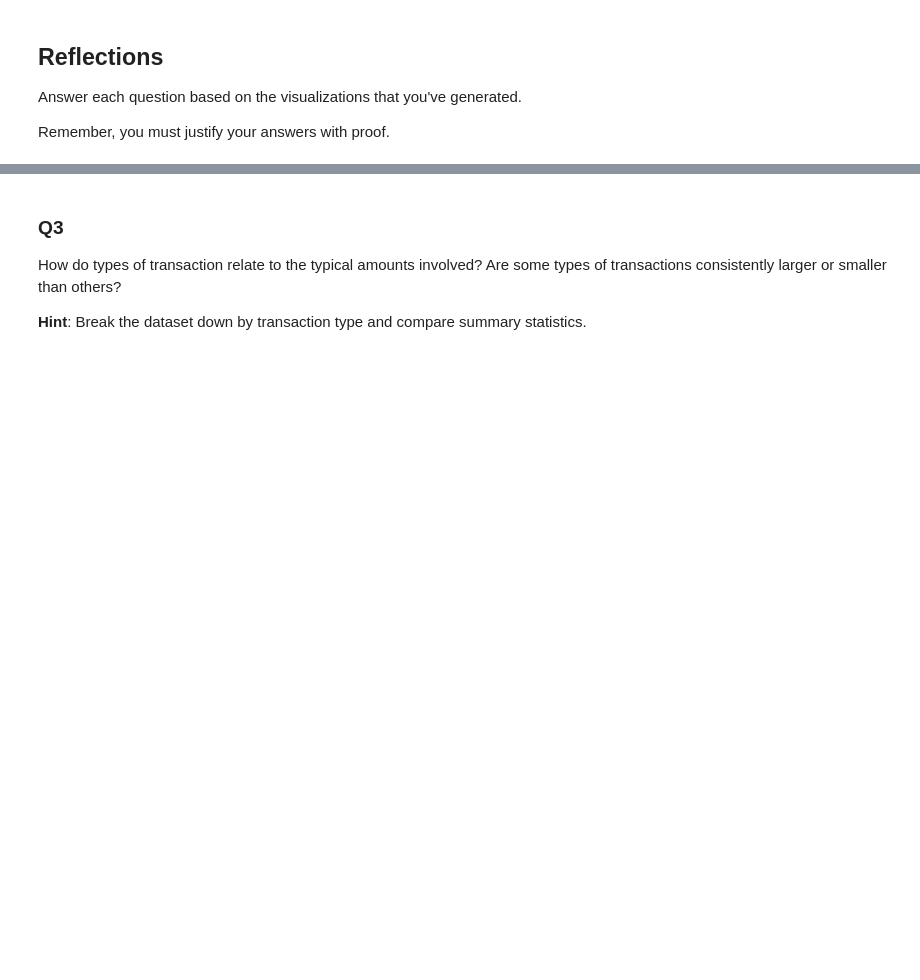
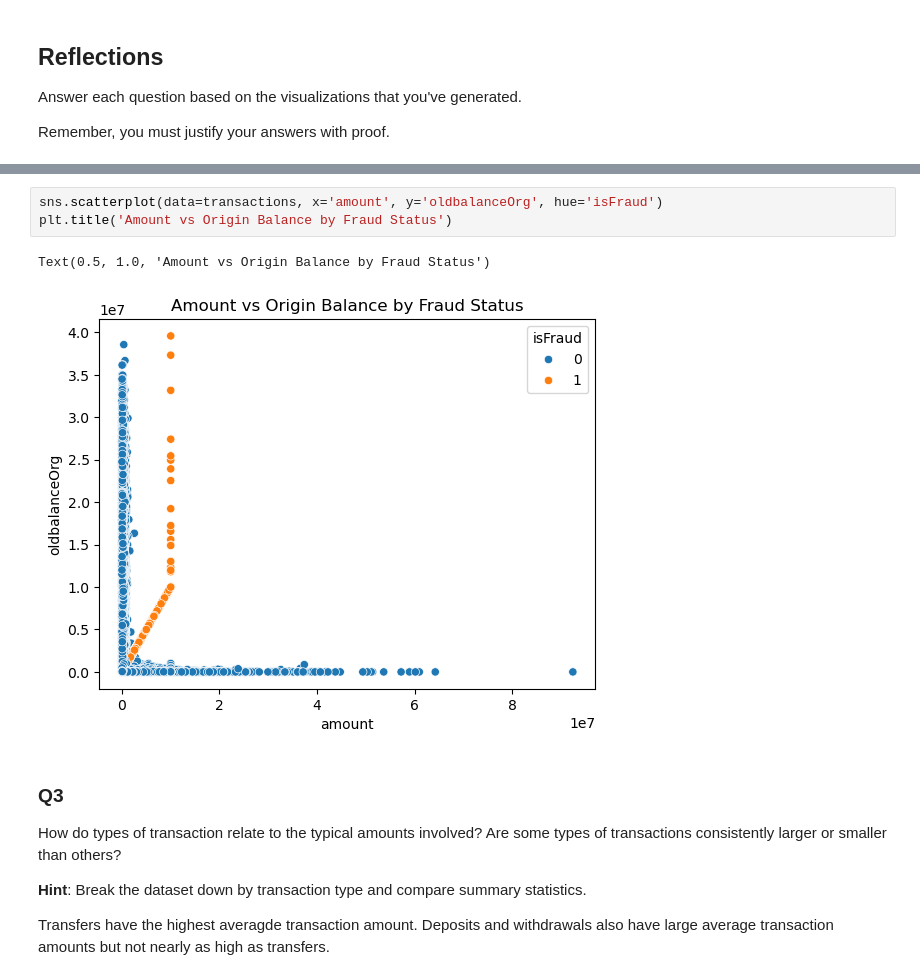
Before and after one commit to Klemaine/Caishen-Fraud-Detection-MLM, a Jupyter notebook: notebooks/eda.ipynb, the cells around one changed output, grey strips where cells are left out. Saved outputs shown, nothing was run; the diff lists cells and outputs as text; blank space fills up the shorter version.

```diff
--- a/notebooks/eda.ipynb
+++ b/notebooks/eda.ipynb
@@ -67,6 +157,14 @@ Answer here
+# %%
+sns.scatterplot(data=transactions, x='amount', y='oldbalanceOrg', hue='isFraud')
+plt.title('Amount vs Origin Balance by Fraud Status')
+# %% [output]
+Text(0.5, 1.0, 'Amount vs Origin Balance by Fraud Status')
+[figure, added]
 # %% [markdown]
 ### Q3
 
 How do types of transaction relate to the typical amounts involved? Are some types of transactions consistently larger or smaller than others?
 
 **Hint**: Break the dataset down by transaction type and compare summary statistics.
+
+Transfers have the highest averagde transaction amount. Deposits and withdrawals also have large average transaction amounts but not nearly as high as transfers.
```
Also changed, not shown: parts of 17 cells of this notebook, 1 other file.
